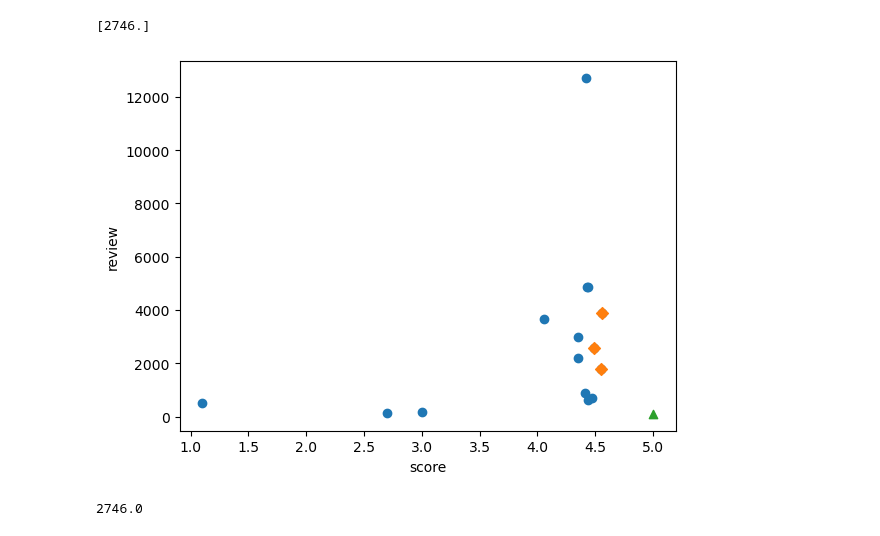
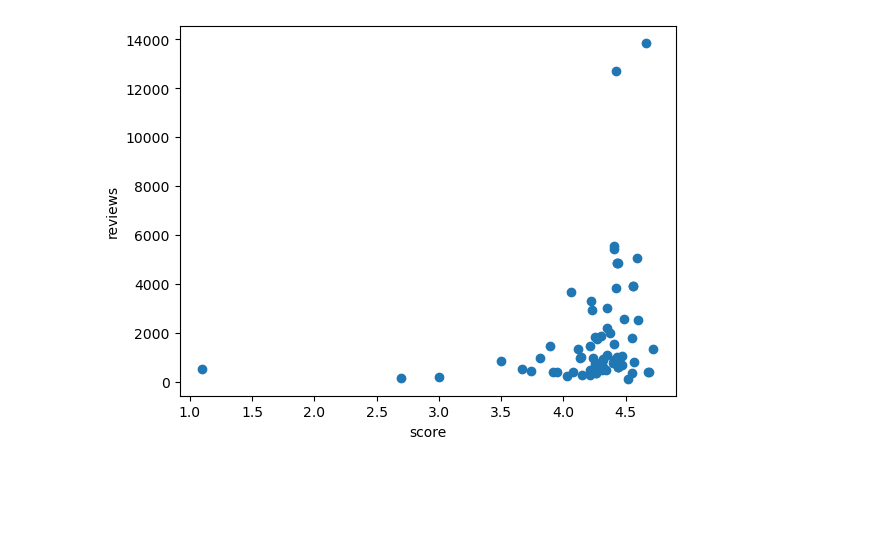
Before and after one commit to DeokYoung980130/FOOD_DATA, a Jupyter notebook: food_list.ipynb, the cells around one changed output. Cells and saved outputs as stored; diff of their text form; code cells hidden in the pictures; blank space fills up the shorter version.

```diff
--- a/food_list.ipynb
+++ b/food_list.ipynb
@@ -53,6 +45,20 @@ df
 # %%
 import numpy as np
 
-food_score = np.array([4.26, 4.41, 4.47, 4.44, 3, 3.5, 4.55, 2.7, 4.42, 1.1, 4.42, 4.35, 4.49, 4.06, 4.44, 4.22, 4.43, 4.35, 4.35, 4.41, 4.56])
+food_score = np.array([4.26, 4.41, 4.47, 4.44, 3, 3.5, 4.55, 2.7, 4.42, 1.1,
+4.42, 4.35, 4.49, 4.06, 4.44, 4.22, 4.43, 4.35, 4.35, 4.41,
+4.56, 4.23, 4.41, 4.41, 4.66, 4.25, 4.14, 3.92, 4.27, 4.43,
+4.21, 4.56, 4.32, 4.6, 4.69, 4.32, 4.03, 4.41, 4.12, 4.25,
+3.89, 4.55, 4.21, 4.45, 3.95, 4.13, 4.21, 4.08, 4.15, 4.43,
+3.67, 4.59, 3.81, 4.26, 4.31, 4.3, 4.24, 4.4, 4.34, 3.74,
+4.37, 4.3, 4.68, 4.32, 4.47, 4.44, 4.42, 4.26, 4.52, 4.44,
+4.45, 4.72, 4.57])
 
-food_reviews = np.array([345, 5426, 694, 616, 175, 823, 1772, 148, 3830, 501, 12711, 2188, 2577, 3654, 4859, 3279, 4858, 1106, 2993, 887, 3889])
+food_reviews = np.array([345, 5426, 694, 616, 175, 823, 1772, 148, 3830, 501,
+12711, 2188, 2577, 3654, 4859, 3279, 4858, 1106, 2993, 887,
+3889, 2936, 1539, 5539, 13852, 1821, 1006, 397, 1749, 1006,
+282, 3889, 878, 2537, 407, 910, 220, 847, 1320, 738,
+1447, 333, 1449, 921, 405, 978, 491, 382, 285, 4861,
+514, 5069, 970, 760, 456, 1849, 948, 776, 453, 417,
+1981, 515, 371, 593, 1033, 616, 760, 345, 108, 616,
+921, 1325, 809])
@@ -68,34 +65,9 @@ test_input = test_input.reshape(-1, 1)
-# %%
-from sklearn.neighbors import KNeighborsRegressor
-
-knr = KNeighborsRegressor(n_neighbors=3)
-
-# k-최근접 이웃 회귀 모델을 훈련
-knr.fit(train_input, train_target)
-
-print(knr.predict([[5]]))
-# %% [output]
-[2746.]
-# %%
-import matplotlib.pyplot as plt
-
-# 별점 5점에 가게를 구한다.
-distances, indexes = knr.kneighbors([[5]])
-
-# 훈련세트의 산점도를 그린다.
-plt.scatter(train_input, train_target)
-
-# 훈련세트 중에서 이웃 샘플만 다시 그린다.
-plt.scatter(train_input[indexes], train_target[indexes], marker='D')
-
-# 5점짜리 가게 데이터
-plt.scatter(5, 100, marker='^')
-plt.xlabel('score')
-plt.ylabel('review')
-plt.show()
-# %% [output]
-[figure, removed]
-# %%
-print(np.mean(train_target[indexes]))
-# %% [output]
-2746.0
+# %%
+import matplotlib.pyplot as plt
+
+plt.scatter(food_score, food_reviews)
+plt.xlabel('score')
+plt.ylabel('reviews')
+plt.show()
+# %% [output]
+[figure, added]
```
Also changed, not shown: parts of 24 cells of this notebook, 3 other files.
